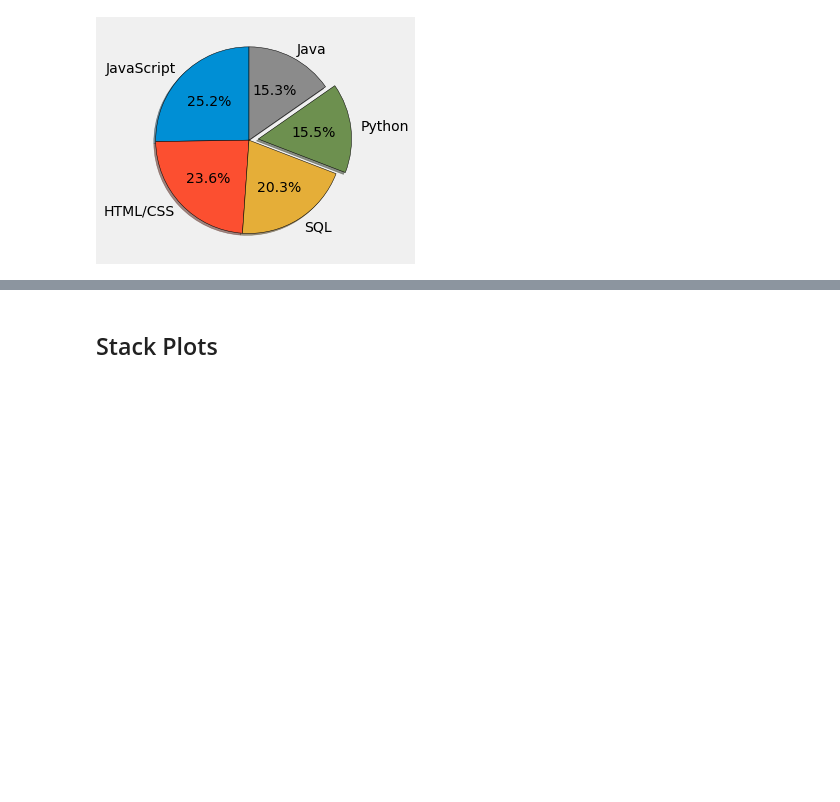
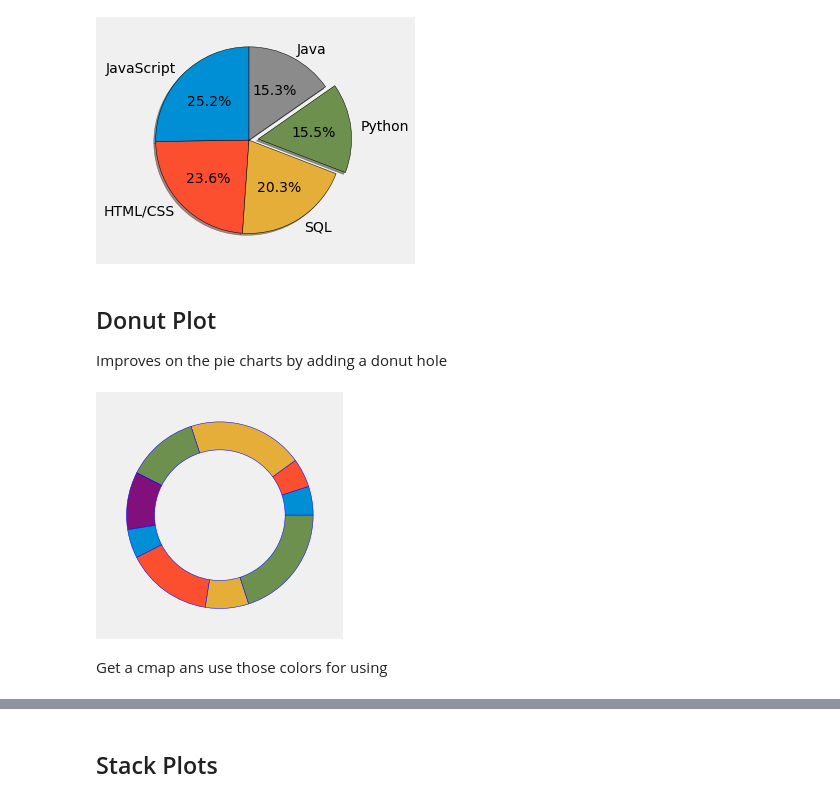
Before and after one commit to SathvikJoel/VisualizationTools, a Jupyter notebook: Matplotlib/Viz-1.ipynb, the cells around one changed output, grey strips where cells are left out. Drawn from its saved outputs; the diff is of its cells as text; code cells hidden in the pictures; blank space fills up the shorter version.

```diff
--- a/Matplotlib/Viz-1.ipynb
+++ b/Matplotlib/Viz-1.ipynb
@@ -645,3 +645,14 @@ plt.pie(slices, labels = labels , wedgeprops={'edgecolor' : 'black'}, explode=ex
 plt.show()
 # %% [output]
 [figure]
+# %% [markdown]
+## Donut Plot
+
+Improves on the pie charts by adding a donut hole
+# %%
+plt.pie(np.random.randint(0 , 10 , 10 ) , wedgeprops=dict(width=0.3, edgecolor='b'))
+plt.show()
+# %% [output]
+[figure, added]
+# %% [markdown]
+Get a cmap ans use those colors for using
```
Also changed, not shown: parts of 4 cells of this notebook, 8 other files.
